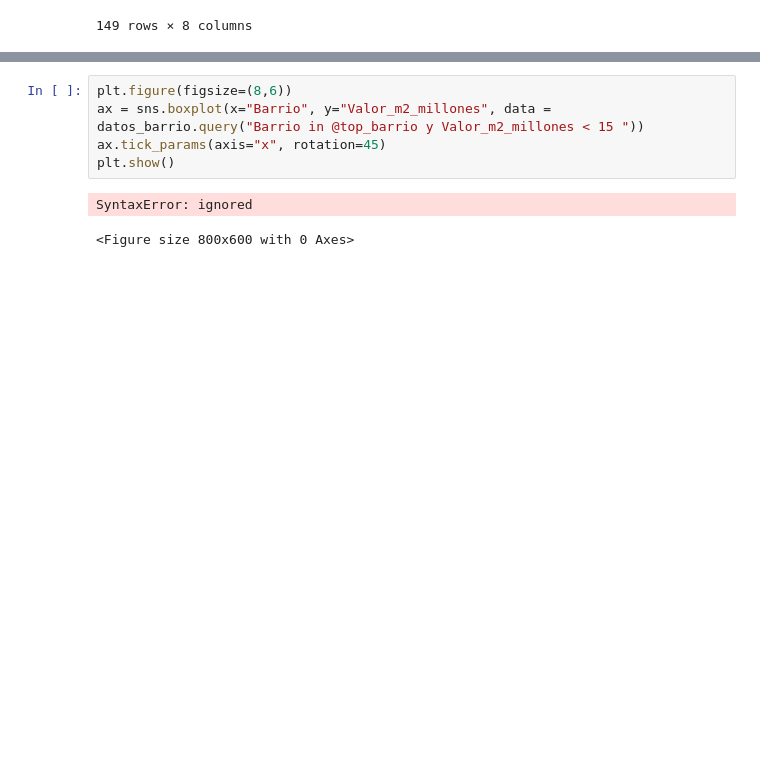
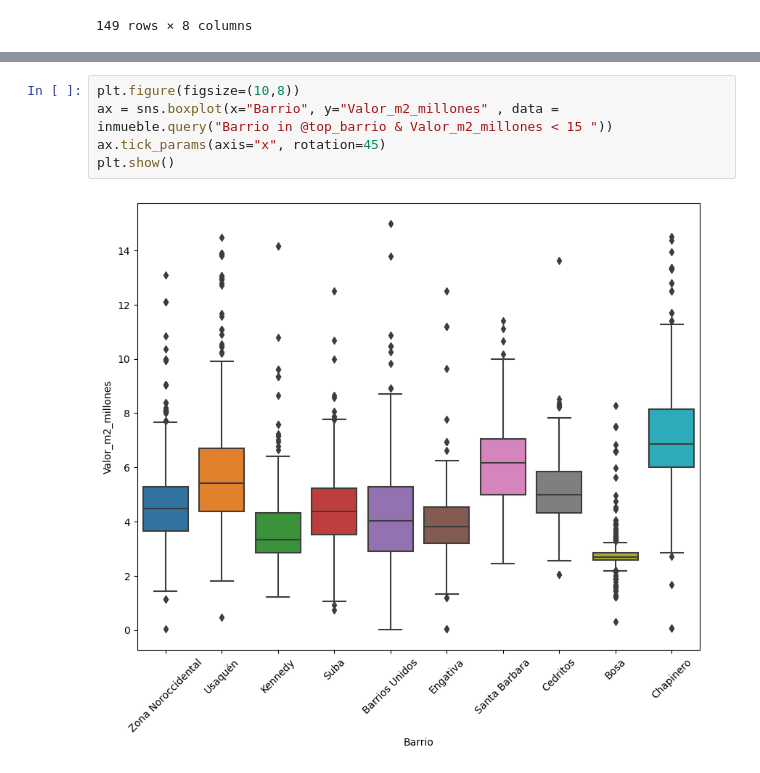
Before and after one commit to FEILXD/primera_base_datos, a Jupyter notebook: inmercion_de_datos_aula_0_1.ipynb, the cells around one changed output, grey strips where cells are left out. Cells and saved outputs as stored; diff of their text form; blank space fills up the shorter version.

```diff
--- a/inmercion_de_datos_aula_0_1.ipynb
+++ b/inmercion_de_datos_aula_0_1.ipynb
@@ -472,8 +472,7 @@ plt.show()
 # %%
-plt.figure(figsize=(8,6))
-ax = sns.boxplot(x="Barrio", y="Valor_m2_millones", data = datos_barrio.query("Barrio in @top_barrio y Valor_m2_millones < 15 "))
+plt.figure(figsize=(10,8))
+ax = sns.boxplot(x="Barrio", y="Valor_m2_millones" , data = inmueble.query("Barrio in @top_barrio & Valor_m2_millones < 15 "))
 ax.tick_params(axis="x", rotation=45)
 plt.show()
 # %% [output]
-SyntaxError: ignored
-<Figure size 800x600 with 0 Axes>
+[figure, added]
```
Also changed, not shown: parts of 3 cells of this notebook.
